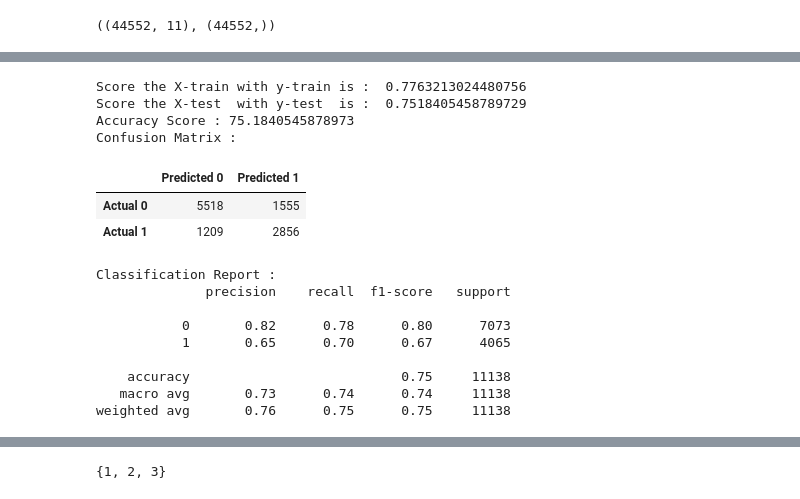
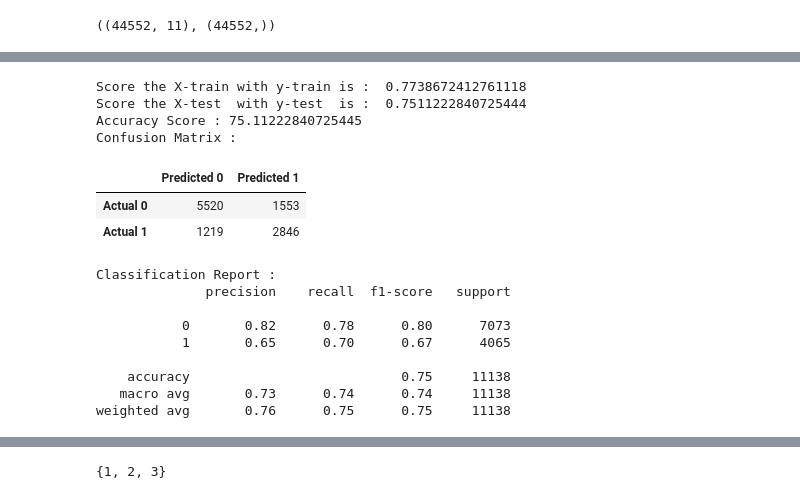
Before and after one commit to GPN87/DAVB-Project-4, a Jupyter notebook: tn-html/smoking5.ipynb, the cells around one changed output, grey strips where cells are left out. Drawn from its saved outputs; the diff is of its cells as text; code cells hidden in the pictures.

```diff
--- a/tn-html/smoking5.ipynb
+++ b/tn-html/smoking5.ipynb
@@ -539,18 +552,18 @@ plt.show()
 # %%
 # Split our preprocessed data into our features and target arrays
-features = ['age','gender','height(cm)','weight(kg)','systolic','hemoglobin','triglyceride','fasting blood sugar','serum creatinine','Gtp','smoking']
-X = new_smoking_df[features]
-y = new_smoking_df['smoking']
-X.shape, y.shape
+features = ['age','gender','height(cm)','weight(kg)','systolic','hemoglobin','triglyceride','HDL','serum creatinine','Gtp','smoking']
+X2 = new_smoking_df[features]
+y2 = new_smoking_df['smoking']
+X2.shape, y2.shape
 # %% [output]
 ((44552, 11), (44552,))
 # %%
 # Split our preprocessed data into our features and target arrays
-y = new_smoking_df['smoking']
-X = X.drop(["smoking"],axis = 1)
+y2 = new_smoking_df['smoking']
+X2 = X2.drop(["smoking"],axis = 1)
 
 # Split the preprocessed data into a training and testing dataset
-X_train, X_test, y_train, y_test = train_test_split(X, y, test_size=0.25, random_state=42)
+X_train2, X_test2, y_train2, y_test2 = train_test_split(X2, y2, test_size=0.25, random_state=42)
 # %%
 # RE-Train an Gradientboosting classifier
 
@@ -592,31 +605,31 @@ weighted avg       0.76      0.75      0.75     11138
 # %%
 # RE-train Random Forest Classifier test
-RFC = RandomForestClassifier(n_estimators=100, max_depth=15, min_samples_split=5, min_samples_leaf=45)
-RFC.fit(X_train, y_train)
+RFC2 = RandomForestClassifier(n_estimators=100, max_depth=15, min_samples_split=5, min_samples_leaf=45)
+RFC2.fit(X_train2, y_train2)
 
-RFC_y_pred = RFC.predict(X_test)
+RFC_y_pred2 = RFC2.predict(X_test2)
 
-RFC_cm = confusion_matrix(y_test, RFC_y_pred)
-RFC_cm_df = pd.DataFrame(
-    RFC_cm, index=["Actual 0", "Actual 1"], columns=["Predicted 0", "Predicted 1"]
+RFC_cm2 = confusion_matrix(y_test2, RFC_y_pred2)
+RFC_cm_df2 = pd.DataFrame(
+    RFC_cm2, index=["Actual 0", "Actual 1"], columns=["Predicted 0", "Predicted 1"]
 )
 
-print("Score the X-train with y-train is : ", RFC.score(X_train,y_train))
-print("Score the X-test  with y-test  is : ", RFC.score(X_test,y_test))
-print("Accuracy Score :",accuracy_score(y_test,RFC_y_pred)*100)
-RFCv = accuracy_score(y_test,RFC_y_pred)
+print("Score the X-train with y-train is : ", RFC2.score(X_train2,y_train2))
+print("Score the X-test  with y-test  is : ", RFC2.score(X_test2,y_test2))
+print("Accuracy Score :",accuracy_score(y_test2,RFC_y_pred2)*100)
+RFCv2 = accuracy_score(y_test2,RFC_y_pred2)
 print("Confusion Matrix :")
-display(RFC_cm_df)
+display(RFC_cm_df2)
 print("Classification Report :")
-print(classification_report(y_test, RFC_y_pred))
+print(classification_report(y_test2, RFC_y_pred2))
 # %% [output]
-Score the X-train with y-train is :  0.7763213024480756
-Score the X-test  with y-test  is :  0.7518405458789729
-Accuracy Score : 75.1840545878973
+Score the X-train with y-train is :  0.7738672412761118
+Score the X-test  with y-test  is :  0.7511222840725444
+Accuracy Score : 75.11222840725445
 Confusion Matrix :
 |  | Predicted 0 | Predicted 1 |
-| Actual 0 | 5518 | 1555 |
-| Actual 1 | 1209 | 2856 |
+| Actual 0 | 5520 | 1553 |
+| Actual 1 | 1219 | 2846 |
 Classification Report :
               precision    recall  f1-score   support
 
```
Also changed, not shown: parts of 17 cells of this notebook, 2 other files.
